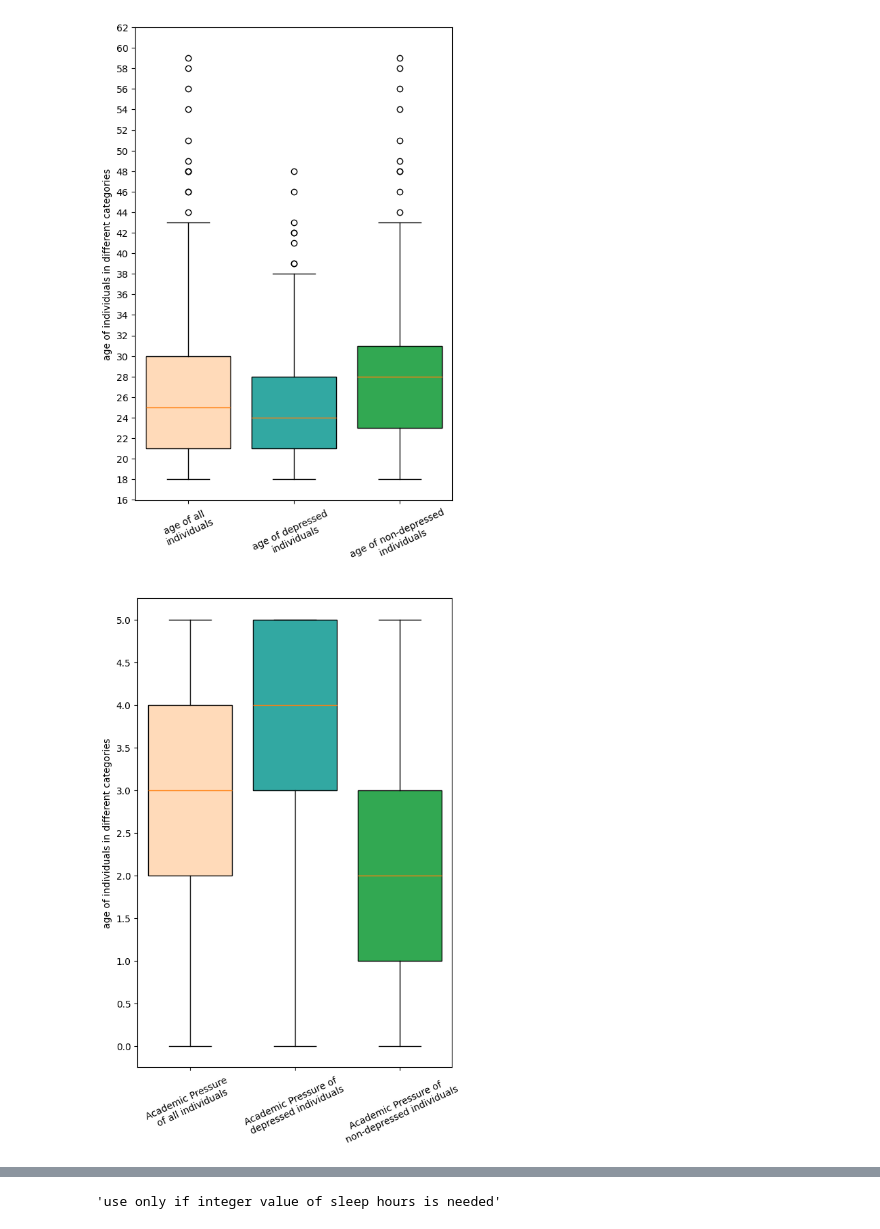
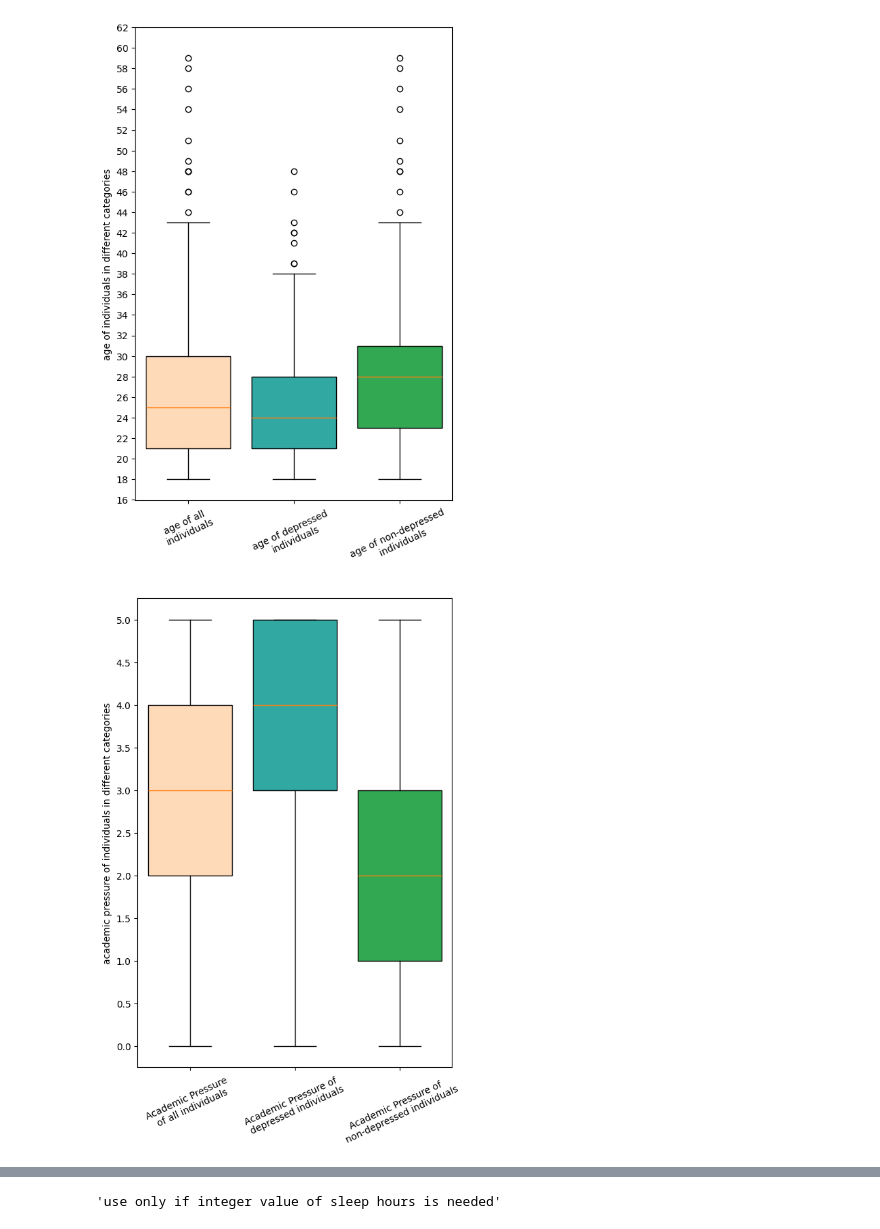
Before and after one commit to gagankumar2488/student_depression_data_analysis, a Jupyter notebook: analysis/analysis_process.ipynb, the cells around one changed output, grey strips where cells are left out. Cells and saved outputs as stored; diff of their text form; code cells hidden in the pictures.

```diff
--- a/analysis/analysis_process.ipynb
+++ b/analysis/analysis_process.ipynb
@@ -161,22 +161,22 @@ plt.show()
 # %%
 labels = ['Academic Pressure \nof all individuals', 'Academic Pressure of \ndepressed individuals',
            'Academic Pressure of \nnon-depressed individuals']
 colors = ['peachpuff', '#32a8a2', '#32a852']
 
 fig, axes = plt.subplots(nrows=1,ncols=1,figsize=(6, 9))
-axes.set_ylabel('age of individuals in different categories')
+axes.set_ylabel('academic pressure of individuals in different categories')
 
 bplot = axes.boxplot([df['Academic Pressure'],df[df['Depression'] == True]['Academic Pressure'],
                     df[df['Depression'] == False]['Academic Pressure']], widths=0.80,
                    patch_artist=True,  # fill with color
                    tick_labels=labels)  # will be used to label x-ticks
 # fill with colors
 for patch, color in zip(bplot['boxes'], colors):
     patch.set_facecolor(color)
 axes.tick_params(axis='x', labelrotation=25)
 axes.set_yticks(np.arange(0,5.5,0.5))
 axes.set_yticklabels(np.arange(0,5.5,0.5))
 
 plt.show()
 # %% [output]
-[figure, old version]
+[figure, new version]
```
Also changed, not shown: parts of 1 cell of this notebook.
